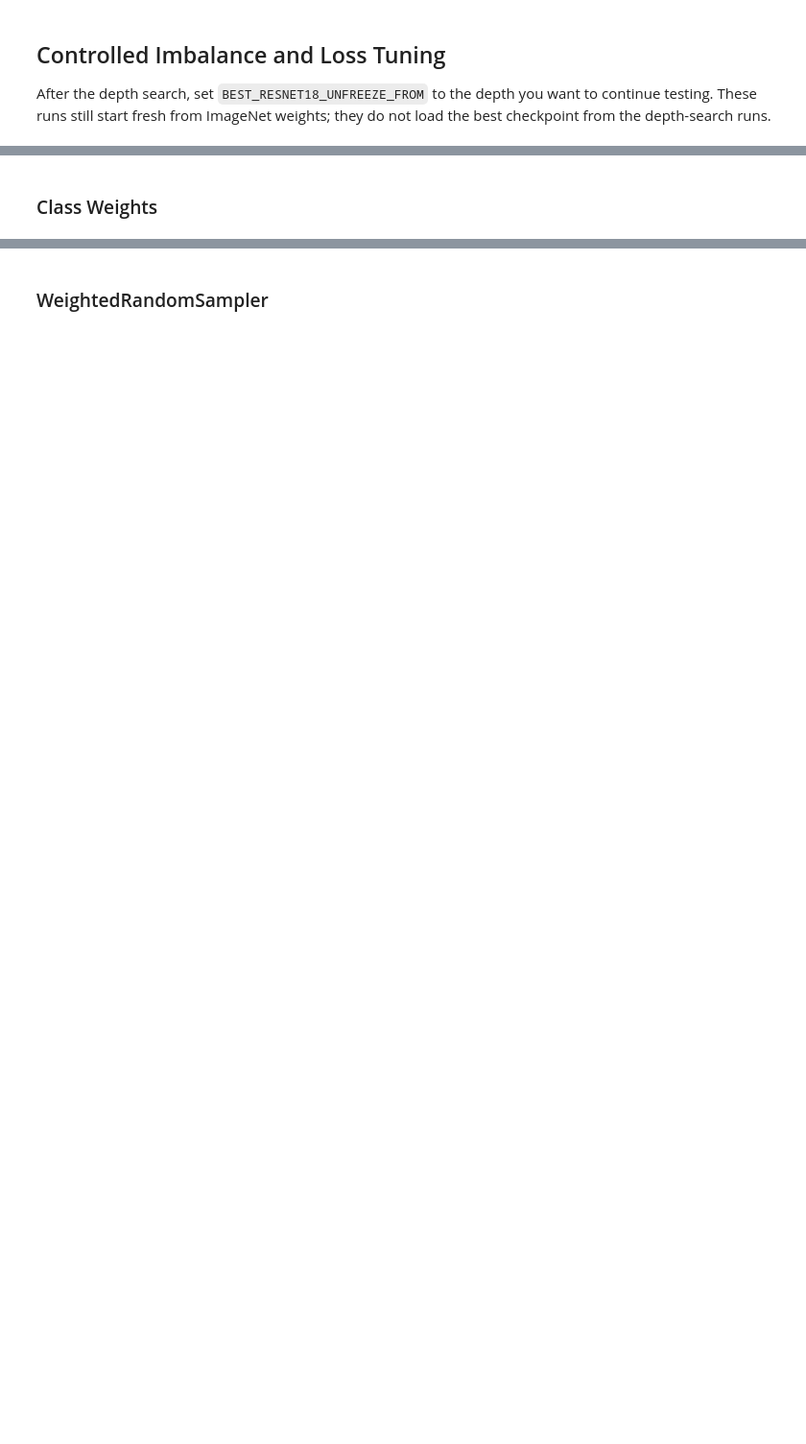
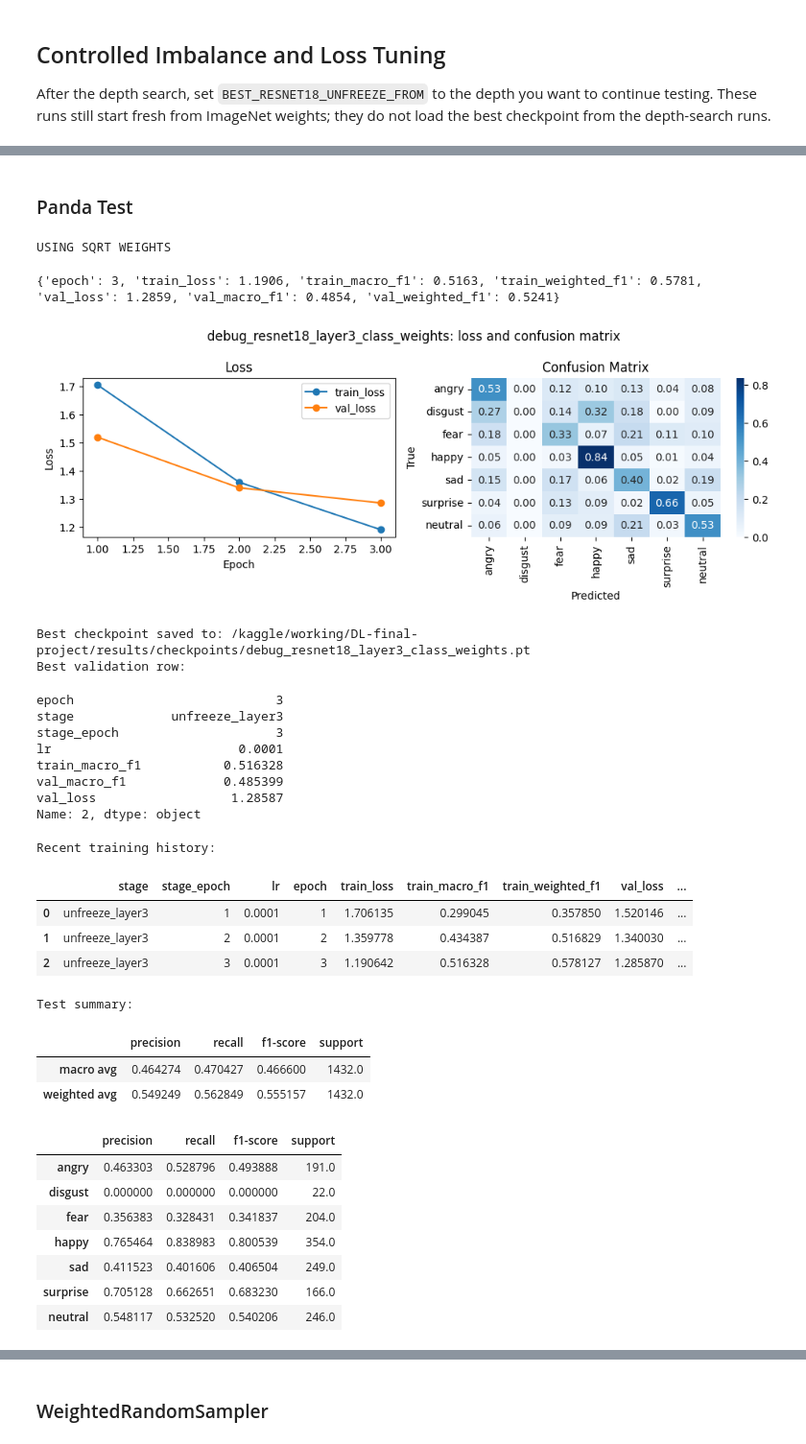
Before and after one commit to zsykk/DL-final-project, a Jupyter notebook: notebooks/03_resnet18_experiments.ipynb, the cells around one changed output, grey strips where cells are left out. Shown at 96% size. Cells and saved outputs as stored; diff of their text form; code cells hidden in the pictures; blank space fills up the shorter version.

Commit message:
Kaggle Notebook | Restnet18_03 | Version 1

```diff
--- a/notebooks/03_resnet18_experiments.ipynb
+++ b/notebooks/03_resnet18_experiments.ipynb
@@ -195,7 +202,7 @@ def run_resnet18_fresh_experiment(
     batch_size=64,
     num_workers=0,
     subset_fraction=1.0,
-    epochs=15,
+    epochs=5,
     lr=None,
     optimizer_name='adamw',
     weight_decay=1e-4,
@@ -337,4 +369,45 @@ After the depth search, set `BEST_RESNET18_UNFREEZE_FROM` to the depth you want
 # %%
-BEST_RESNET18_UNFREEZE_FROM = 'layer4'
+BEST_RESNET18_UNFREEZE_FROM = 'layer3'
-# %% [markdown]
-### Class Weights
+# %% [markdown]
+### Panda Test
+# %%
+history_resnet_class_weights_debug, report_resnet_class_weights_debug, confusions_resnet_class_weights_debug = run_resnet18_fresh_experiment(
+    name=f'debug_resnet18_{BEST_RESNET18_UNFREEZE_FROM}_class_weights',
+    unfreeze_from=BEST_RESNET18_UNFREEZE_FROM,
+    epochs=3,
+    subset_fraction=0.2,
+    use_class_weights=True,
+    weighted_sampler=False,
+    loss_name='cross_entropy',
+)
+# %% [output]
+USING SQRT WEIGHTS
+{'epoch': 3, 'train_loss': 1.1906, 'train_macro_f1': 0.5163, 'train_weighted_f1': 0.5781, 'val_loss': 1.2859, 'val_macro_f1': 0.4854, 'val_weighted_f1': 0.5241}
+[figure, added]
+Best checkpoint saved to: /kaggle/working/DL-final-project/results/checkpoints/debug_resnet18_layer3_class_weights.pt
+Best validation row:
+epoch                           3
+stage             unfreeze_layer3
+stage_epoch                     3
+lr                         0.0001
+train_macro_f1           0.516328
+val_macro_f1             0.485399
+val_loss                  1.28587
+Name: 2, dtype: object
+Recent training history:
+|  | stage | stage_epoch | lr | epoch | train_loss | train_macro_f1 | train_weighted_f1 | val_loss | ... |
+| 0 | unfreeze_layer3 | 1 | 0.0001 | 1 | 1.706135 | 0.299045 | 0.357850 | 1.520146 | ... |
+| 1 | unfreeze_layer3 | 2 | 0.0001 | 2 | 1.359778 | 0.434387 | 0.516829 | 1.340030 | ... |
+| 2 | unfreeze_layer3 | 3 | 0.0001 | 3 | 1.190642 | 0.516328 | 0.578127 | 1.285870 | ... |
+Test summary:
+|  | precision | recall | f1-score | support |
+| macro avg | 0.464274 | 0.470427 | 0.466600 | 1432.0 |
+| weighted avg | 0.549249 | 0.562849 | 0.555157 | 1432.0 |
+|  | precision | recall | f1-score | support |
+| angry | 0.463303 | 0.528796 | 0.493888 | 191.0 |
+| disgust | 0.000000 | 0.000000 | 0.000000 | 22.0 |
+| fear | 0.356383 | 0.328431 | 0.341837 | 204.0 |
+| happy | 0.765464 | 0.838983 | 0.800539 | 354.0 |
+| sad | 0.411523 | 0.401606 | 0.406504 | 249.0 |
+| surprise | 0.705128 | 0.662651 | 0.683230 | 166.0 |
+| neutral | 0.548117 | 0.532520 | 0.540206 | 246.0 |
```
Also changed, not shown: parts of 34 cells of this notebook.
